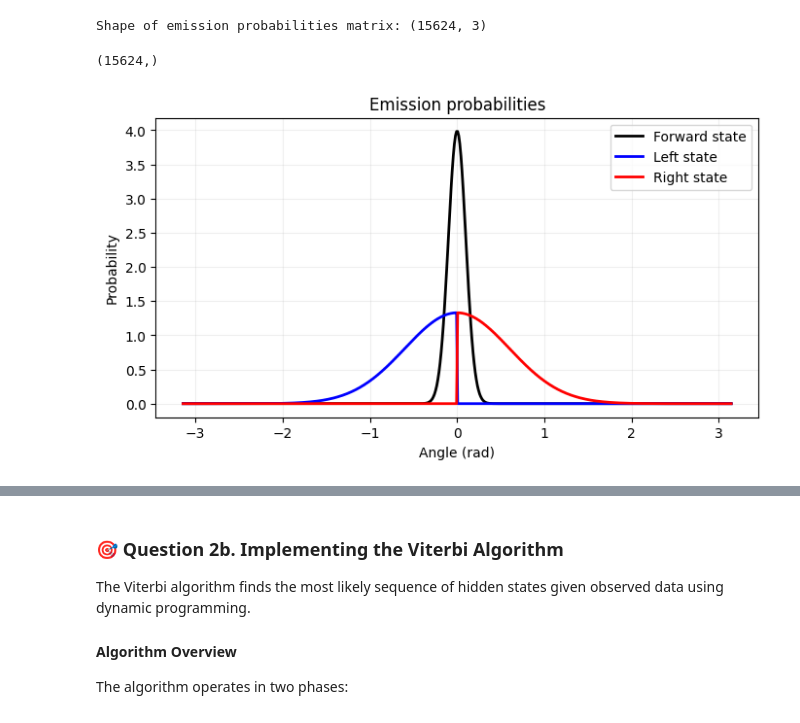
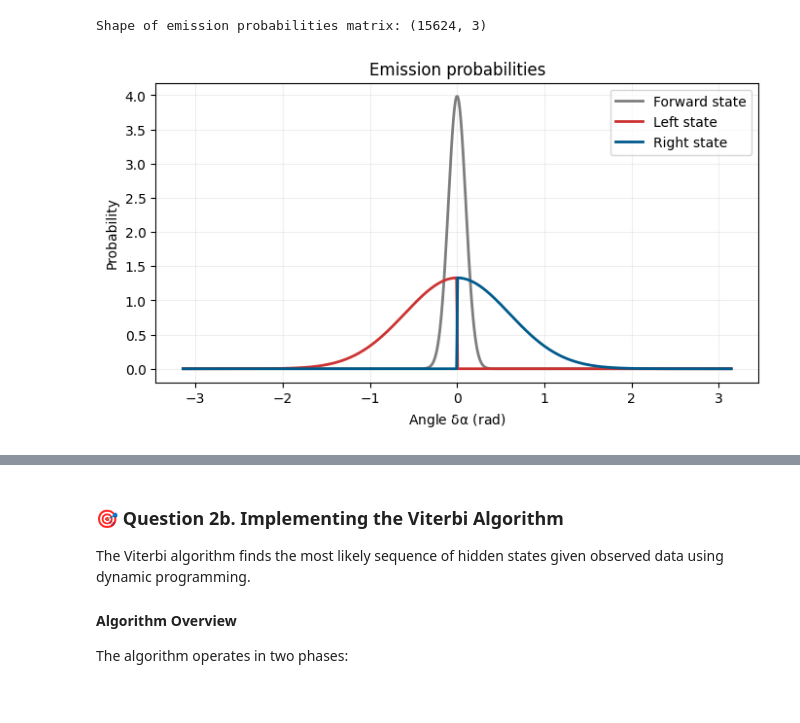
Before and after one commit to brucsk/machine-learning-cogmaster-m2, a Jupyter notebook: TD/tutorial_5/tutorial_5_START.ipynb, the cells around one changed output, grey strips where cells are left out. Cells and saved outputs as stored; diff of their text form; code cells hidden in the pictures.

```diff
--- a/TD/tutorial_5/tutorial_5_START.ipynb
+++ b/TD/tutorial_5/tutorial_5_START.ipynb
@@ -397,7 +420,20 @@ Use the Gaussian probability density functions described in the introduction. Fo
 # %% [markdown]
 (iii) **Test:** Compute the emission probabilities for the angle changes of the first fish (`fish_idx=0`) and print the resulting emission matrix for the first 10 time steps. Verify that the most likely state matches the sign and magnitude of each angle change.
 # %%
+# (i)
+def angle_changes_one_fish(fish_idx: int, fish_bouts: pd.DataFrame, delta_alpha: NDArray[np.float64]) -> NDArray[np.float64]:
+    """
+    Counts how many bouts corresponding to a given fish there are in fish_bouts and returns angle changes.
+    """
+    # How many bouts did fish whose index is fish_idx do ?
+    nb_bouts = len(fish_bouts[fish_bouts['fish_idx'] == fish_idx])
+
+    return delta_alpha[:nb_bouts]
+
 def compute_emission_probs(delta_alpha: NDArray[np.float64], sigma_F: float, sigma_T: float) -> NDArray[np.float64]:
+    """"
+    Computes emission probabilities for forward, left and right states given an array of angle differences.
+    """
     # Set small value to use instead of zero for numerical stability
     epsilon = 1e-12
     # Get number of angle changes
@@ -418,29 +454,33 @@ def compute_emission_probs(delta_alpha: NDArray[np.float64], sigma_F: float, sig
 
     return emission_probs
 
+def compute_emission_probs_oneFish(delta_alpha: NDArray[np.float64], sigma_F: float, sigma_T: float,
+                                   fish_idx: int, fish_bouts: pd.DataFrame
+                                   ) -> NDArray[np.float64]:
+    delta_alpha_one = angle_changes_one_fish(fish_idx, fish_bouts, delta_alpha)
+
+    return compute_emission_probs(delta_alpha_one, sigma_F, sigma_T)
+
 emission_probs = compute_emission_probs(delta_alpha, sigma_F, sigma_T)
 print(f"Shape of emission probabilities matrix: {emission_probs.shape}")
 # %% [output]
 Shape of emission probabilities matrix: (15624, 3)
-# %%
-emission_probs[:,1].shape
-# %% [output]
-(15624,)
 # %%
+# (ii)
 # x-grid for plotting
 x = np.linspace(-np.pi, np.pi, 500)
 y = compute_emission_probs(x, sigma_F, sigma_T)
 
 # Plot figure
 plt.figure(figsize=(8, 4))
-plt.plot(x, y[:,0], 'k-', linewidth=2, label='Forward state')
-plt.plot(x, y[:,1], 'b-', linewidth=2, label='Left state')
-plt.plot(x, y[:,2], 'r-', linewidth=2, label='Right state')
+plt.plot(x, y[:,0], color = state_colors[0], linewidth=2, label='Forward state')
+plt.plot(x, y[:,1], color = state_colors[1], linewidth=2, label='Left state')
+plt.plot(x, y[:,2], color = state_colors[2], linewidth=2, label='Right state')
 plt.grid(alpha=0.2)
-plt.xlabel('Angle (rad)')
+plt.xlabel('Angle $\\delta\\alpha$ (rad)')
 plt.ylabel('Probability')
 plt.title('Emission probabilities')
 plt.legend()
 plt.show()
 # %% [output]
-[figure, old version]
+[figure, new version]
```
Also changed, not shown: parts of 14 cells of this notebook, 1 other file.
